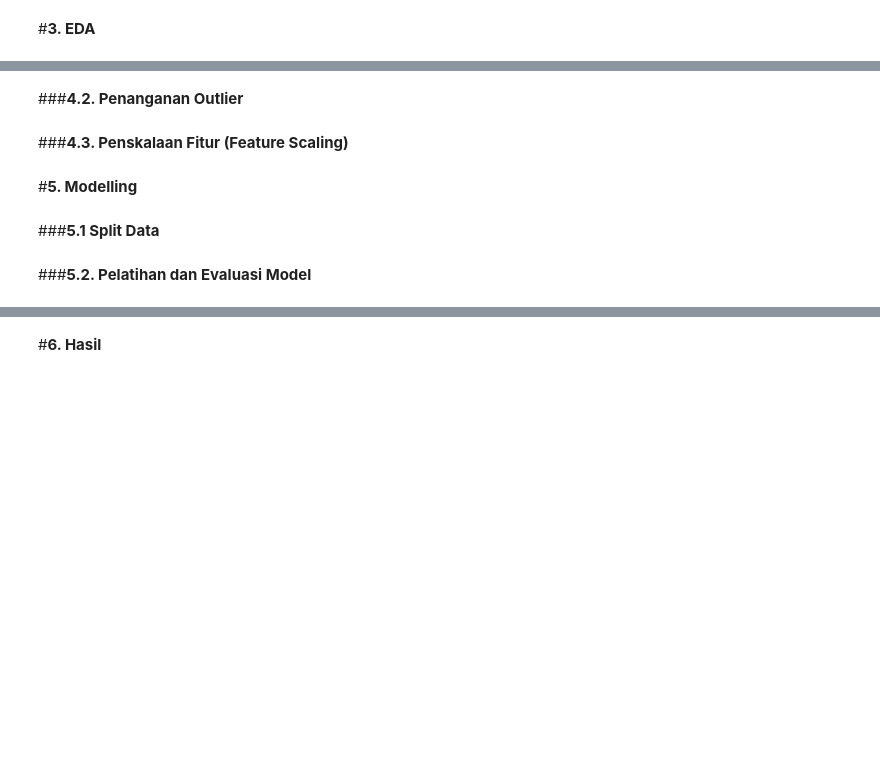
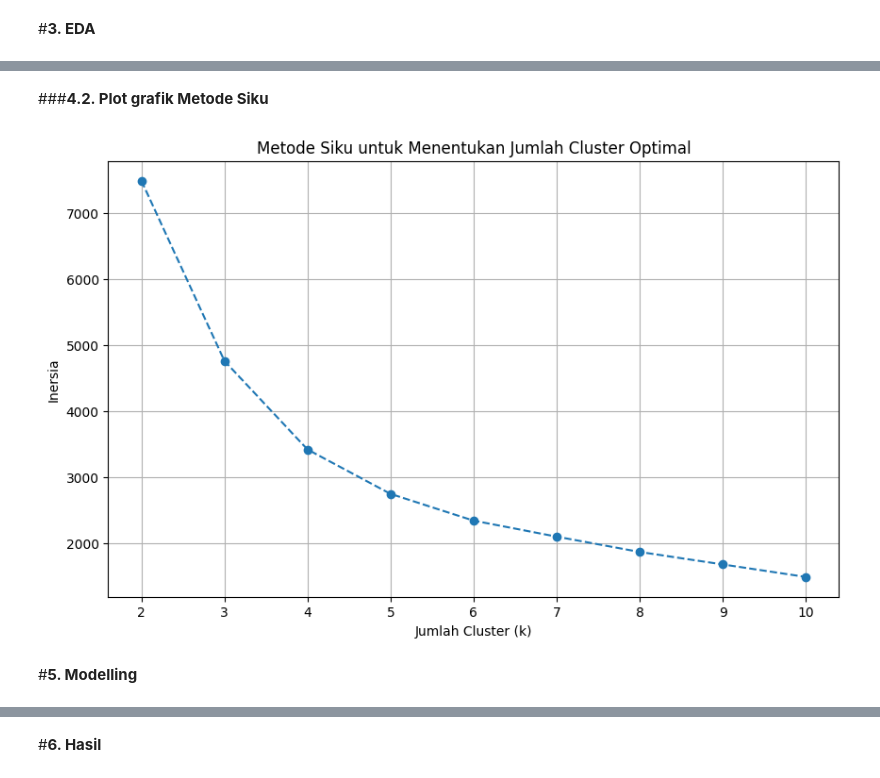
Before and after one commit to fathanzys/Data, a Jupyter notebook: 0102522024_Data.ipynb, the cells around one changed output, grey strips where cells are left out. Saved outputs shown, nothing was run; the diff lists cells and outputs as text; code cells hidden in the pictures; blank space fills up the shorter version.

```diff
--- a/0102522024_Data.ipynb
+++ b/0102522024_Data.ipynb
@@ -138,0 +114,14 @@ new_data['DIQ010'] = new_data['DIQ010'].map({1.0: 1, 2.0: 0})
+# %%
+feature_name_mapping = {
+    'SEQN': 'ID_Responden',
+    'DR1TCARB': 'Total_Karbohidrat_(gram)',
+    'DR1TSUGR': 'Total_Gula_(gram)',
+    'BMXBMI': 'Indeks_Massa_Tubuh'
+}
+
+analysis_df = analysis_data[features_abbr].copy()
+analysis_df.rename(columns=feature_name_mapping, inplace=True)
+analysis_df.dropna(inplace=True)
+
+print("Fitur gizi telah diseleksi, diubah namanya, dan dibersihkan.")
+print(f"Jumlah data setelah pembersihan: {len(analysis_df)}")
@@ -169 +135,8 @@ new_data['HbA1c_Diabetic_Level'] = (new_data['LBXGH'] >= 6.5).astype(int)
+# %%
+features_for_clustering = [
+    'Total_Karbohidrat_(gram)',
+    'Total_Gula_(gram)'
+]
+
+X = analysis_df[features_for_clustering]
 # %% [markdown]
@@ -212,0 +144,6 @@ new_data = pd.get_dummies(new_data,
+# %%
+scaler = StandardScaler()
+X_scaled = scaler.fit_transform(X)
+X_scaled_df = pd.DataFrame(X_scaled, columns=features_for_clustering, index=X.index)
+
+print("Data telah siap dan diskalakan untuk klastering.")
@@ -213,2 +156,11 @@ new_data = pd.get_dummies(new_data,
+# %%
+# 4.1. Hitung inersia untuk berbagai jumlah cluster (k)
+inertia_values = []
+k_range = range(2, 11) # Mencoba dari 2 sampai 10 cluster
+
+for k in k_range:
+    kmeans = KMeans(n_clusters=k, random_state=42, n_init=10)
+    kmeans.fit(X_scaled_df)
+    inertia_values.append(kmeans.inertia_)
 # %% [markdown]
-###**4.2. Penanganan Outlier**
+###**4.2. Plot grafik Metode Siku**
@@ -229,2 +166,0 @@ for col in cols_to_cap:
-# %% [markdown]
-###**4.3. Penskalaan Fitur (Feature Scaling)**
@@ -235,4 +167,13 @@ new_data[cols_to_scale] = scaler.fit_transform(new_data[cols_to_scale])
+# %%
+plt.figure(figsize=(10, 6))
+plt.plot(k_range, inertia_values, marker='o', linestyle='--')
+plt.xlabel('Jumlah Cluster (k)')
+plt.ylabel('Inersia')
+plt.title('Metode Siku untuk Menentukan Jumlah Cluster Optimal')
+plt.xticks(k_range)
+plt.grid(True)
+plt.show()
+# %% [output]
+[figure, added]
 # %% [markdown]
 #**5. Modelling**
-# %% [markdown]
-###**5.1 Split Data**
@@ -244,2 +179,0 @@ X_train, X_test, y_train, y_test = train_test_split(X, y, test_size=0.2, random_
-# %% [markdown]
-###**5.2. Pelatihan dan Evaluasi Model**
```
Also changed, not shown: parts of 44 cells of this notebook.
